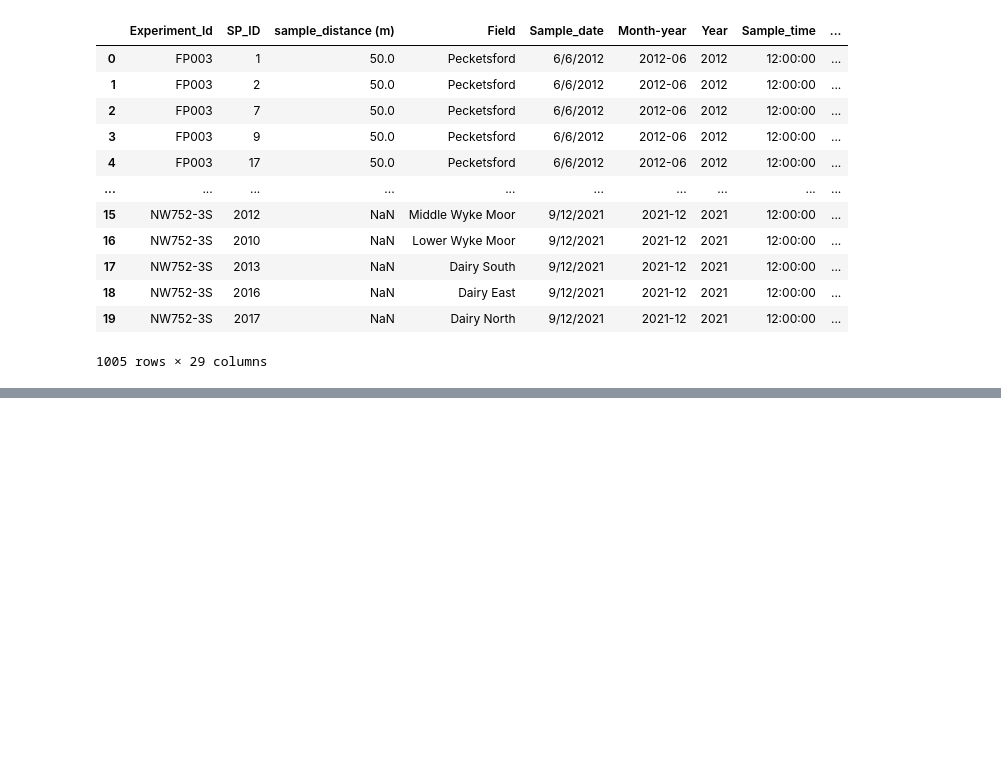
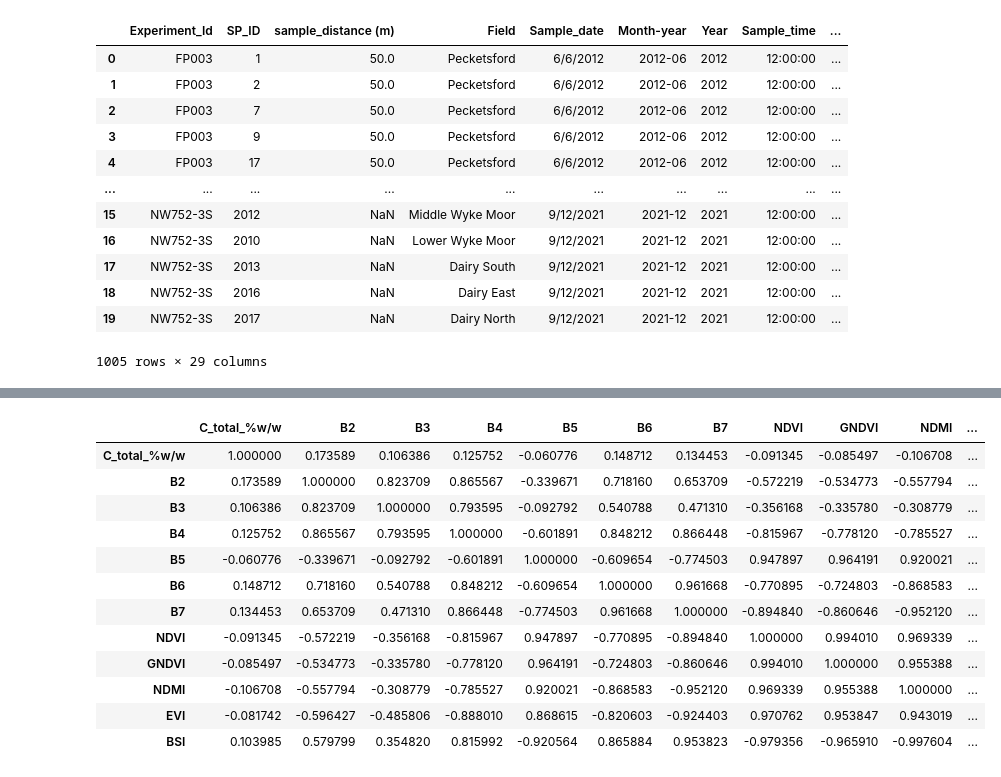
Before and after one commit to neli12/project-carbon-RR, a Jupyter notebook: First steps in analysing RR data.ipynb, the cells around one changed output, grey strips where cells are left out. Drawn from its saved outputs; the diff is of its cells as text; code cells hidden in the pictures; blank space fills up the shorter version.

```diff
--- a/First steps in analysing RR data.ipynb
+++ b/First steps in analysing RR data.ipynb
@@ -1151,0 +1232,23 @@ fig.savefig('C%_by_field.png', dpi = 700)
+# %%
+## Group by year and field, all columns, check corr and save
+group_by_field_year3 = f2_df.groupby(['Year','Field']).mean().reset_index()
+group_by_field_year3.to_csv('group_year_field.csv', index = False)
+group_by_field_year.drop(['Year', 'Field', 'SP_ID', 'sample_distance (m)', 'Easting', 'Northing',
+                           'X', 'Y', 'pH', 'BD_gcm3', 'OM_%w/w', 'N_total_%w/w', 'conductivity_uScm'], axis = 1).corr()
+# %%
+group_by_field_year3.drop(['Year', 'Field', 'SP_ID', 'sample_distance (m)', 'Easting', 'Northing',
+                           'X', 'Y', 'pH', 'BD_gcm3', 'OM_%w/w', 'N_total_%w/w', 'conductivity_uScm'], axis = 1).corr()
+# %% [output]
+|  | C_total_%w/w | B2 | B3 | B4 | B5 | B6 | B7 | NDVI | GNDVI | NDMI | ... |
+| C_total_%w/w | 1.000000 | 0.173589 | 0.106386 | 0.125752 | -0.060776 | 0.148712 | 0.134453 | -0.091345 | -0.085497 | -0.106708 | ... |
+| B2 | 0.173589 | 1.000000 | 0.823709 | 0.865567 | -0.339671 | 0.718160 | 0.653709 | -0.572219 | -0.534773 | -0.557794 | ... |
+| B3 | 0.106386 | 0.823709 | 1.000000 | 0.793595 | -0.092792 | 0.540788 | 0.471310 | -0.356168 | -0.335780 | -0.308779 | ... |
+| B4 | 0.125752 | 0.865567 | 0.793595 | 1.000000 | -0.601891 | 0.848212 | 0.866448 | -0.815967 | -0.778120 | -0.785527 | ... |
+| B5 | -0.060776 | -0.339671 | -0.092792 | -0.601891 | 1.000000 | -0.609654 | -0.774503 | 0.947897 | 0.964191 | 0.920021 | ... |
+| B6 | 0.148712 | 0.718160 | 0.540788 | 0.848212 | -0.609654 | 1.000000 | 0.961668 | -0.770895 | -0.724803 | -0.868583 | ... |
+| B7 | 0.134453 | 0.653709 | 0.471310 | 0.866448 | -0.774503 | 0.961668 | 1.000000 | -0.894840 | -0.860646 | -0.952120 | ... |
+| NDVI | -0.091345 | -0.572219 | -0.356168 | -0.815967 | 0.947897 | -0.770895 | -0.894840 | 1.000000 | 0.994010 | 0.969339 | ... |
+| GNDVI | -0.085497 | -0.534773 | -0.335780 | -0.778120 | 0.964191 | -0.724803 | -0.860646 | 0.994010 | 1.000000 | 0.955388 | ... |
+| NDMI | -0.106708 | -0.557794 | -0.308779 | -0.785527 | 0.920021 | -0.868583 | -0.952120 | 0.969339 | 0.955388 | 1.000000 | ... |
+| EVI | -0.081742 | -0.596427 | -0.485806 | -0.888010 | 0.868615 | -0.820603 | -0.924403 | 0.970762 | 0.953847 | 0.943019 | ... |
+| BSI | 0.103985 | 0.579799 | 0.354820 | 0.815992 | -0.920564 | 0.865884 | 0.953823 | -0.979356 | -0.965910 | -0.997604 | ... |
```
Also changed, not shown: parts of 27 cells of this notebook.
